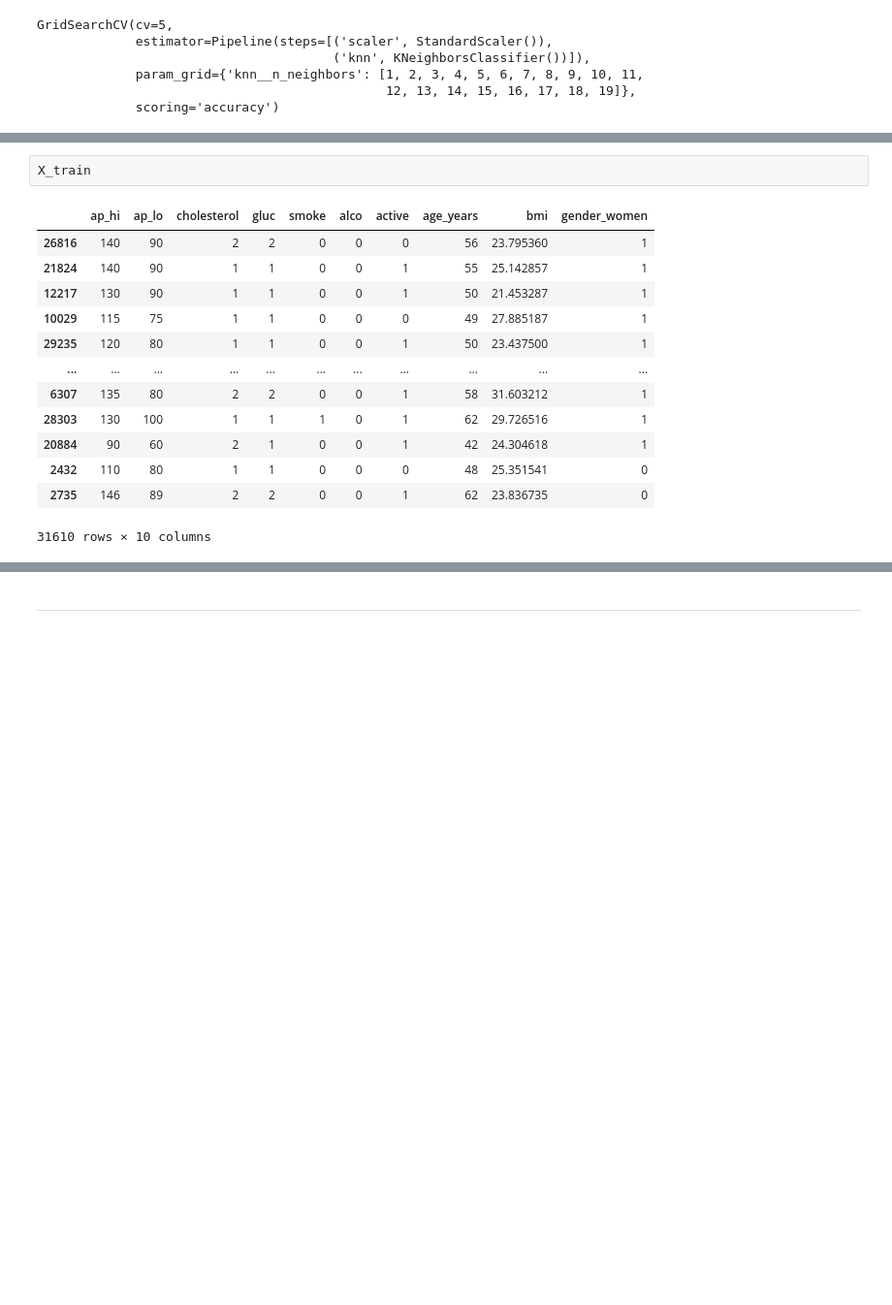
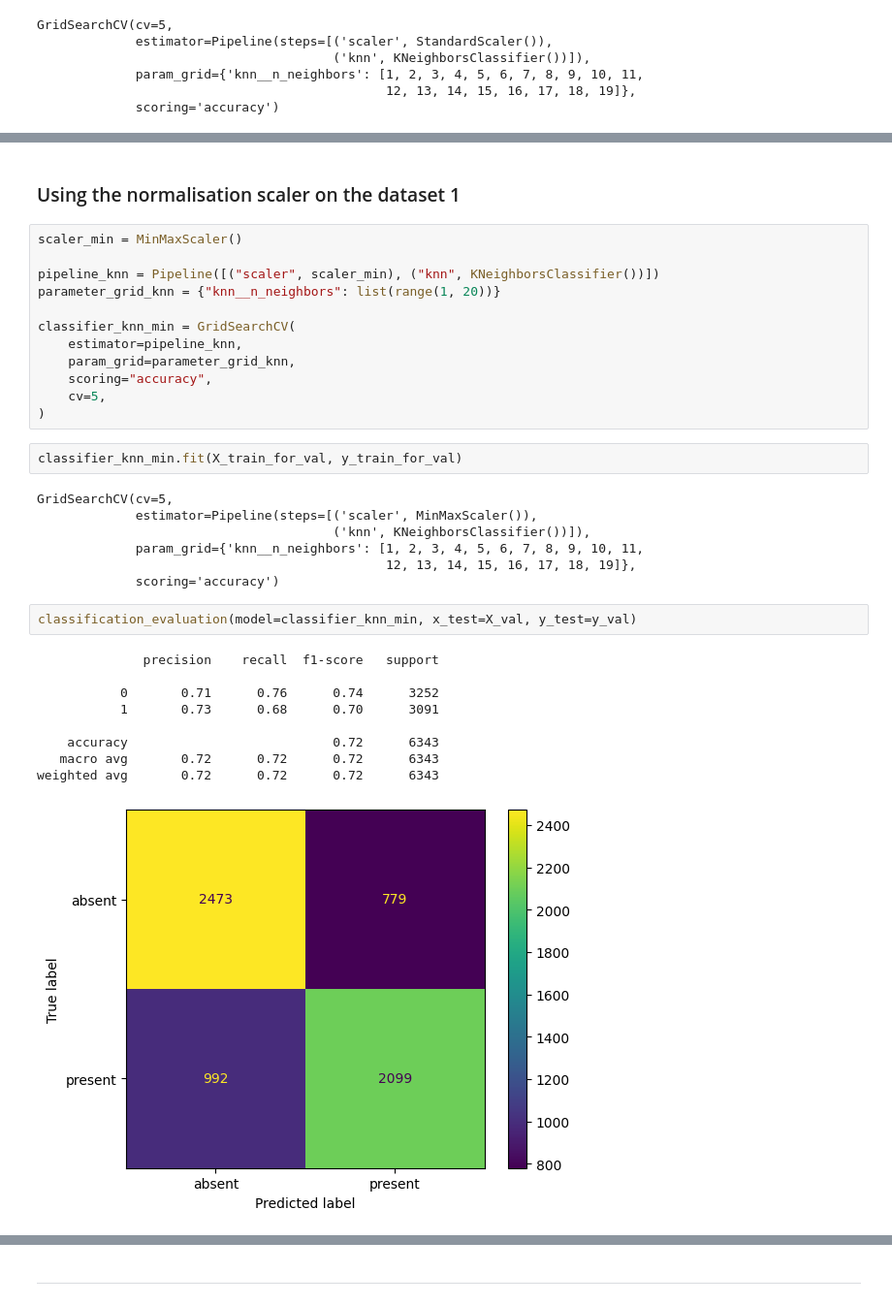
Before and after one commit to CyrilleKolle/cardiovascular_labb, a Jupyter notebook: code/knn_classifier.ipynb, the cells around one changed output, grey strips where cells are left out. Shown: that part at 97% size. Drawn from its saved outputs; the diff is of its cells as text; blank space fills up the shorter version.

```diff
--- a/code/knn_classifier.ipynb
+++ b/code/knn_classifier.ipynb
@@ -101,16 +110,35 @@ print(y_predictions[:10], y_test[:10].to_list())
-# %%
-X_train
-# %% [output]
-|  | ap_hi | ap_lo | cholesterol | gluc | smoke | alco | active | age_years | bmi | gender_women |
-| 26816 | 140 | 90 | 2 | 2 | 0 | 0 | 0 | 56 | 23.795360 | 1 |
-| 21824 | 140 | 90 | 1 | 1 | 0 | 0 | 1 | 55 | 25.142857 | 1 |
-| 12217 | 130 | 90 | 1 | 1 | 0 | 0 | 1 | 50 | 21.453287 | 1 |
-| 10029 | 115 | 75 | 1 | 1 | 0 | 0 | 0 | 49 | 27.885187 | 1 |
-| 29235 | 120 | 80 | 1 | 1 | 0 | 0 | 1 | 50 | 23.437500 | 1 |
-| ... | ... | ... | ... | ... | ... | ... | ... | ... | ... | ... |
-| 6307 | 135 | 80 | 2 | 2 | 0 | 0 | 1 | 58 | 31.603212 | 1 |
-| 28303 | 130 | 100 | 1 | 1 | 1 | 0 | 1 | 62 | 29.726516 | 1 |
-| 20884 | 90 | 60 | 2 | 1 | 0 | 0 | 1 | 42 | 24.304618 | 1 |
-| 2432 | 110 | 80 | 1 | 1 | 0 | 0 | 0 | 48 | 25.351541 | 0 |
-| 2735 | 146 | 89 | 2 | 2 | 0 | 0 | 1 | 62 | 23.836735 | 0 |
-31610 rows × 10 columns
+# %% [markdown]
+### Using the normalisation scaler on the dataset 1
+# %%
+scaler_min = MinMaxScaler()
+
+pipeline_knn = Pipeline([("scaler", scaler_min), ("knn", KNeighborsClassifier())])
+parameter_grid_knn = {"knn__n_neighbors": list(range(1, 20))}
+
+classifier_knn_min = GridSearchCV(
+    estimator=pipeline_knn,
+    param_grid=parameter_grid_knn,
+    scoring="accuracy",
+    cv=5,
+)
+# %%
+classifier_knn_min.fit(X_train_for_val, y_train_for_val)
+# %% [output]
+GridSearchCV(cv=5,
+             estimator=Pipeline(steps=[('scaler', MinMaxScaler()),
+                                       ('knn', KNeighborsClassifier())]),
+             param_grid={'knn__n_neighbors': [1, 2, 3, 4, 5, 6, 7, 8, 9, 10, 11,
+                                              12, 13, 14, 15, 16, 17, 18, 19]},
+             scoring='accuracy')
+# %%
+classification_evaluation(model=classifier_knn_min, x_test=X_val, y_test=y_val)
+# %% [output]
+              precision    recall  f1-score   support
+
+           0       0.71      0.76      0.74      3252
+           1       0.73      0.68      0.70      3091
+
+    accuracy                           0.72      6343
+   macro avg       0.72      0.72      0.72      6343
+weighted avg       0.72      0.72      0.72      6343
+[figure, added]
```
Also changed, not shown: parts of 39 cells of this notebook.
